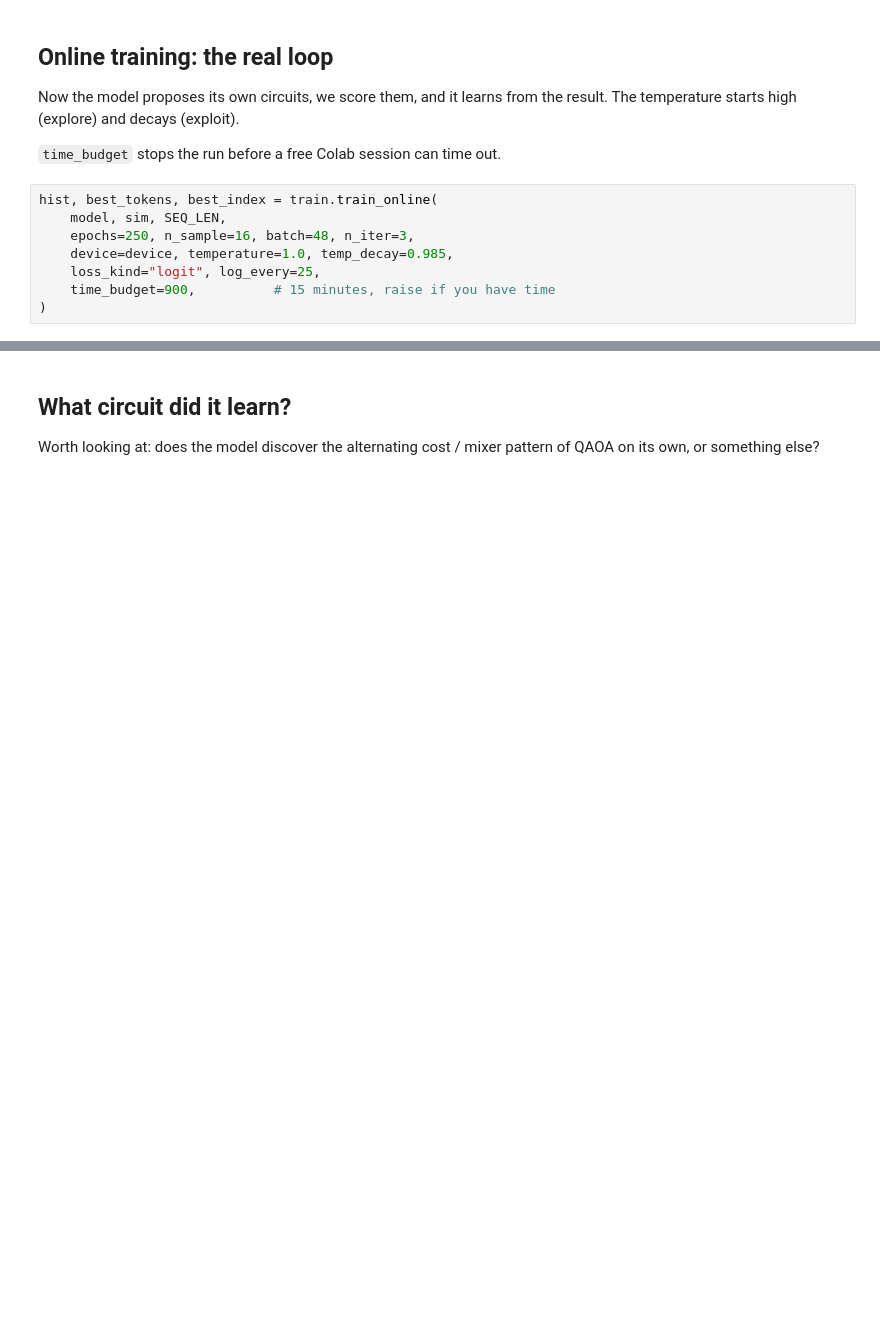
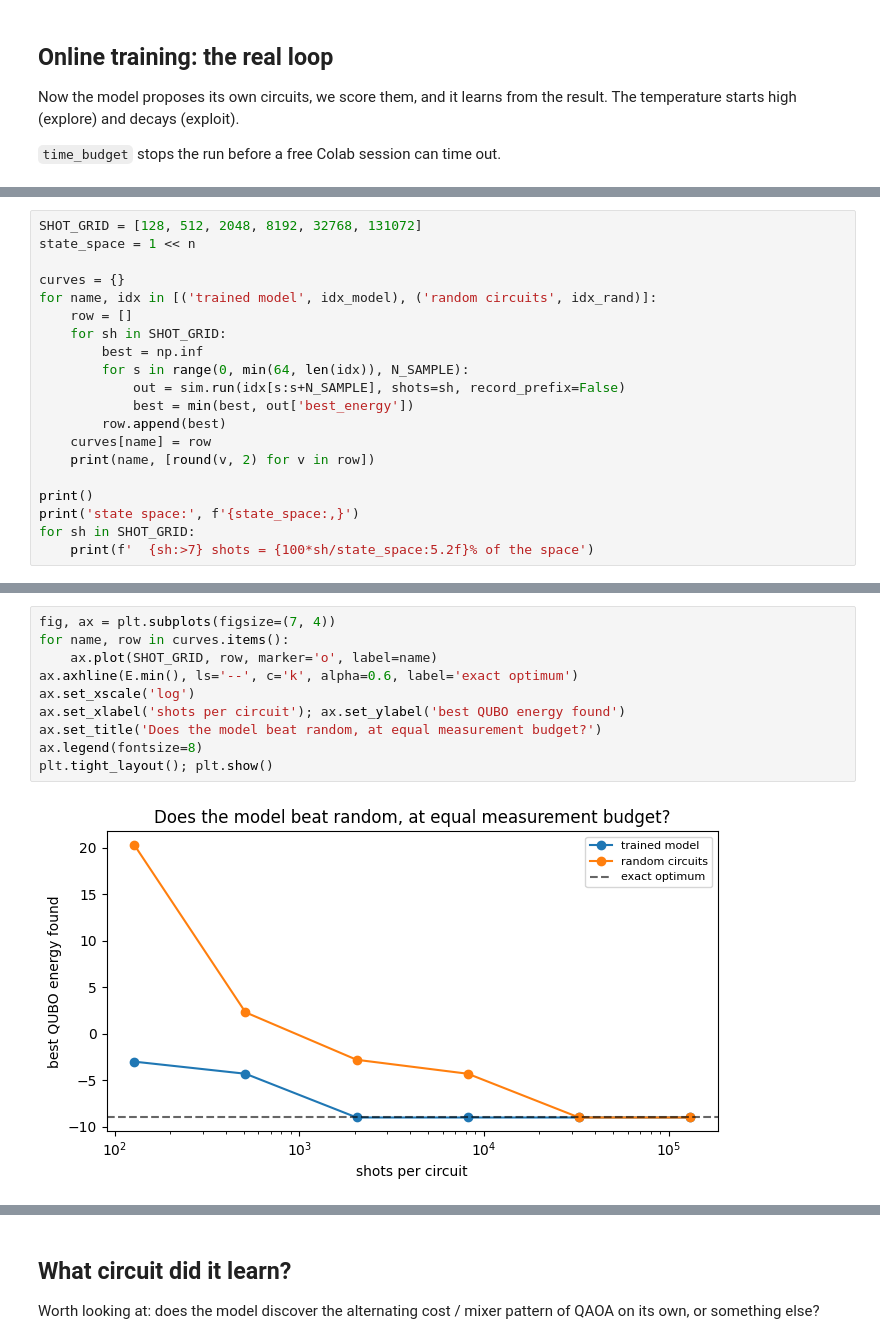
Before and after one commit to hosen20/mRNA, a Jupyter notebook: notebooks/03_gqe_training.ipynb, the cells around one changed output, grey strips where cells are left out. Drawn from its saved outputs; the diff is of its cells as text; blank space fills up the shorter version.

```diff
--- a/notebooks/03_gqe_training.ipynb
+++ b/notebooks/03_gqe_training.ipynb
@@ -224,11 +305,3 @@ Now the model proposes its own circuits, we score them, and it learns from the
 result. The temperature starts high (explore) and decays (exploit).
 
 `time_budget` stops the run before a free Colab session can time out.
-# %%
-hist, best_tokens, best_index = train.train_online(
-    model, sim, SEQ_LEN,
-    epochs=250, n_sample=16, batch=48, n_iter=3,
-    device=device, temperature=1.0, temp_decay=0.985,
-    loss_kind="logit", log_every=25,
-    time_budget=900,          # 15 minutes, raise if you have time
-)
@@ -245,0 +399,20 @@ hist, best_tokens, best_index = train.train_online(
+# %%
+SHOT_GRID = [128, 512, 2048, 8192, 32768, 131072]
+state_space = 1 << n
+
+curves = {}
+for name, idx in [('trained model', idx_model), ('random circuits', idx_rand)]:
+    row = []
+    for sh in SHOT_GRID:
+        best = np.inf
+        for s in range(0, min(64, len(idx)), N_SAMPLE):
+            out = sim.run(idx[s:s+N_SAMPLE], shots=sh, record_prefix=False)
+            best = min(best, out['best_energy'])
+        row.append(best)
+    curves[name] = row
+    print(name, [round(v, 2) for v in row])
+
+print()
+print('state space:', f'{state_space:,}')
+for sh in SHOT_GRID:
+    print(f'  {sh:>7} shots = {100*sh/state_space:5.2f}% of the space')
@@ -246,3 +430,15 @@ hist, best_tokens, best_index = train.train_online(
+# %%
+fig, ax = plt.subplots(figsize=(7, 4))
+for name, row in curves.items():
+    ax.plot(SHOT_GRID, row, marker='o', label=name)
+ax.axhline(E.min(), ls='--', c='k', alpha=0.6, label='exact optimum')
+ax.set_xscale('log')
+ax.set_xlabel('shots per circuit'); ax.set_ylabel('best QUBO energy found')
+ax.set_title('Does the model beat random, at equal measurement budget?')
+ax.legend(fontsize=8)
+plt.tight_layout(); plt.show()
+# %% [output]
+[figure, added]
 # %% [markdown]
 ## The result
 
```
Also changed, not shown: parts of 22 cells of this notebook, 5 other files.
